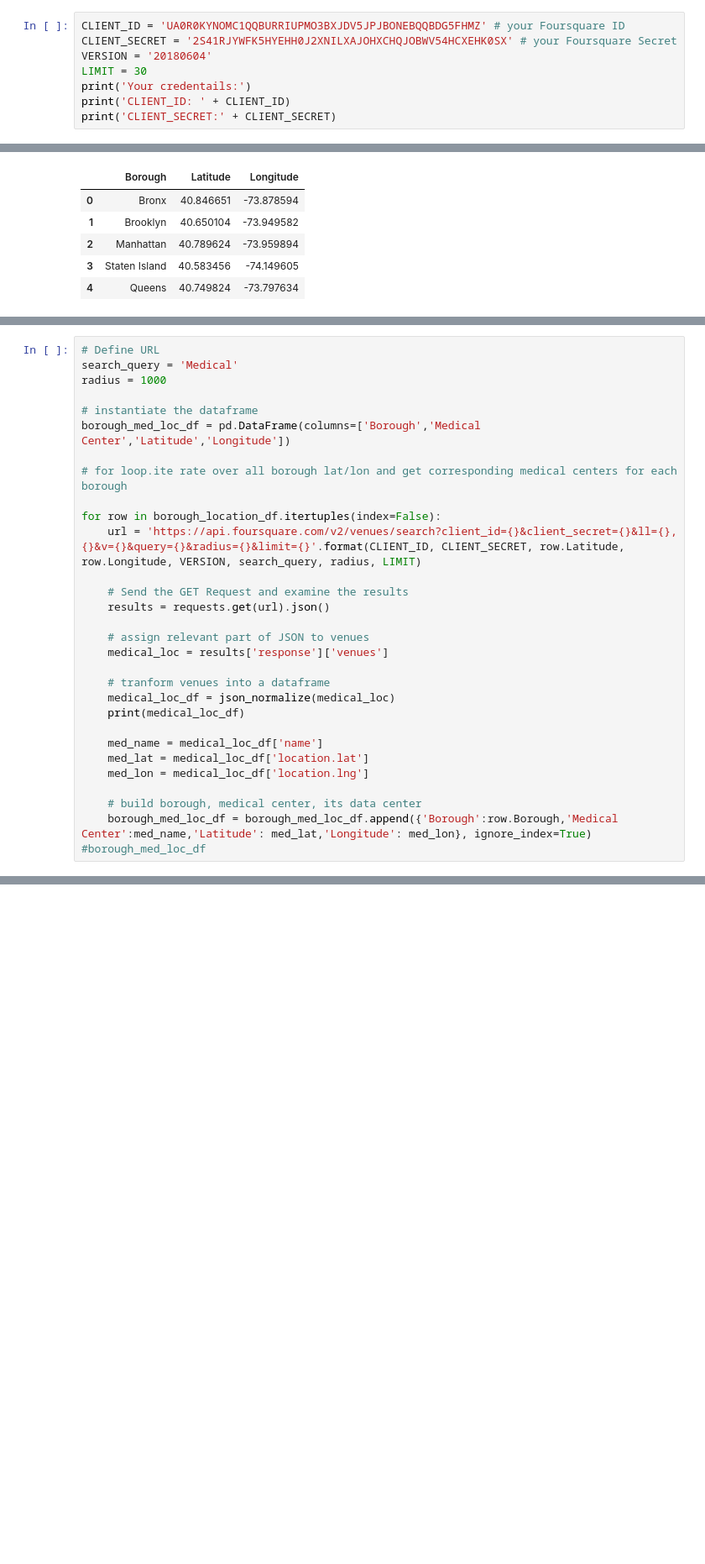
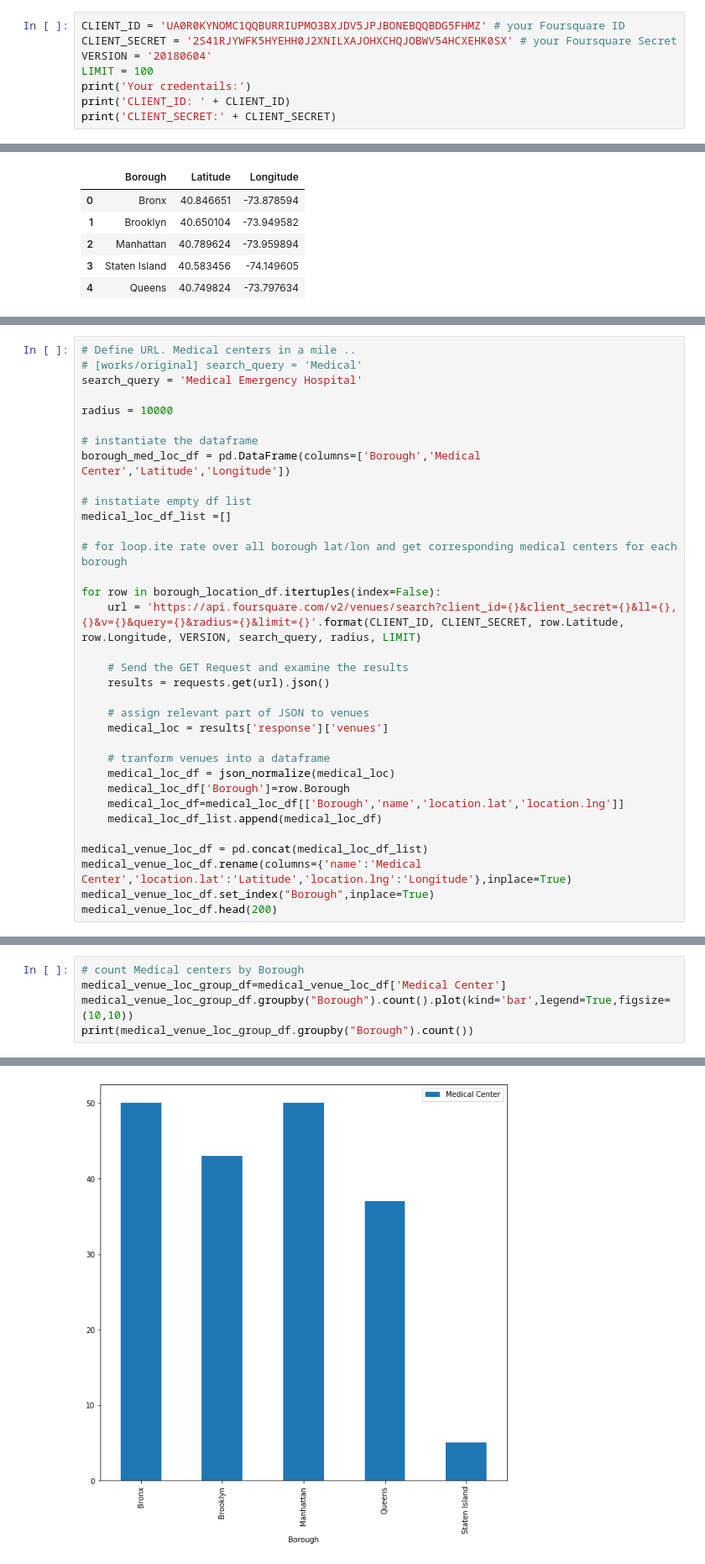
Before and after one commit to nkkoratp/capstone_data_science_project, a Jupyter notebook: Applied_Data_Science_Final_Project_Notebook.ipynb, the cells around one changed output, grey strips where cells are left out. Shown at 84% size. Cells and saved outputs as stored; diff of their text form; blank space fills up the shorter version.

```diff
--- a/Applied_Data_Science_Final_Project_Notebook.ipynb
+++ b/Applied_Data_Science_Final_Project_Notebook.ipynb
@@ -117,7 +109,7 @@ Borough
 CLIENT_ID = 'UA0R0KYNOMC1QQBURRIUPMO3BXJDV5JPJBONEBQQBDG5FHMZ' # your Foursquare ID
 CLIENT_SECRET = '2S41RJYWFK5HYEHH0J2XNILXAJOHXCHQJOBWV54HCXEHK0SX' # your Foursquare Secret
 VERSION = '20180604'
-LIMIT = 30
+LIMIT = 100
 print('Your credentails:')
 print('CLIENT_ID: ' + CLIENT_ID)
 print('CLIENT_SECRET:' + CLIENT_SECRET)
@@ -155,10 +147,15 @@ borough_location_df
 # %%
-# Define URL
-search_query = 'Medical'
-radius = 1000
+# Define URL. Medical centers in a mile ..
+# [works/original] search_query = 'Medical'
+search_query = 'Medical Emergency Hospital'
+
+radius = 10000
 
 # instantiate the dataframe
 borough_med_loc_df = pd.DataFrame(columns=['Borough','Medical Center','Latitude','Longitude'])
+
+# instatiate empty df list
+medical_loc_df_list =[]
 
 # for loop.ite rate over all borough lat/lon and get corresponding medical centers for each borough
 
@@ -173,13 +170,12 @@ for row in borough_location_df.itertuples(index=False):
 
     # tranform venues into a dataframe
     medical_loc_df = json_normalize(medical_loc)
-    print(medical_loc_df)
+    medical_loc_df['Borough']=row.Borough
+    medical_loc_df=medical_loc_df[['Borough','name','location.lat','location.lng']]
+    medical_loc_df_list.append(medical_loc_df)
 
-    med_name = medical_loc_df['name']
-    med_lat = medical_loc_df['location.lat']
-    med_lon = medical_loc_df['location.lng']
-
-    # build borough, medical center, its data center
-    borough_med_loc_df = borough_med_loc_df.append({'Borough':row.Borough,'Medical Center':med_name,'Latitude': med_lat,'Longitude': med_lon}, ignore_index=True)
-#borough_med_loc_df
+medical_venue_loc_df = pd.concat(medical_loc_df_list)
+medical_venue_loc_df.rename(columns={'name':'Medical Center','location.lat':'Latitude','location.lng':'Longitude'},inplace=True)
+medical_venue_loc_df.set_index("Borough",inplace=True)
+medical_venue_loc_df.head(200)
 # %% [output]
@@ -236,0 +198,6 @@ medical_loc_df
+# %%
+# count Medical centers by Borough
+medical_venue_loc_group_df=medical_venue_loc_df['Medical Center']
+medical_venue_loc_group_df.groupby("Borough").count().plot(kind='bar',legend=True,figsize=(10,10))
+print(medical_venue_loc_group_df.groupby("Borough").count())
+# %% [output]
@@ -237,3 +211,4 @@ medical_loc_df
+[figure, added]
 # %%
 # reset_index. i.e. add the unlabeled column with values 0,1,2,3 .... otherwise, messing up the choropleth map
 ny_covid_by_borough_df = ny_covid_by_borough_df.reset_index()
```
Also changed, not shown: parts of 27 cells of this notebook.
